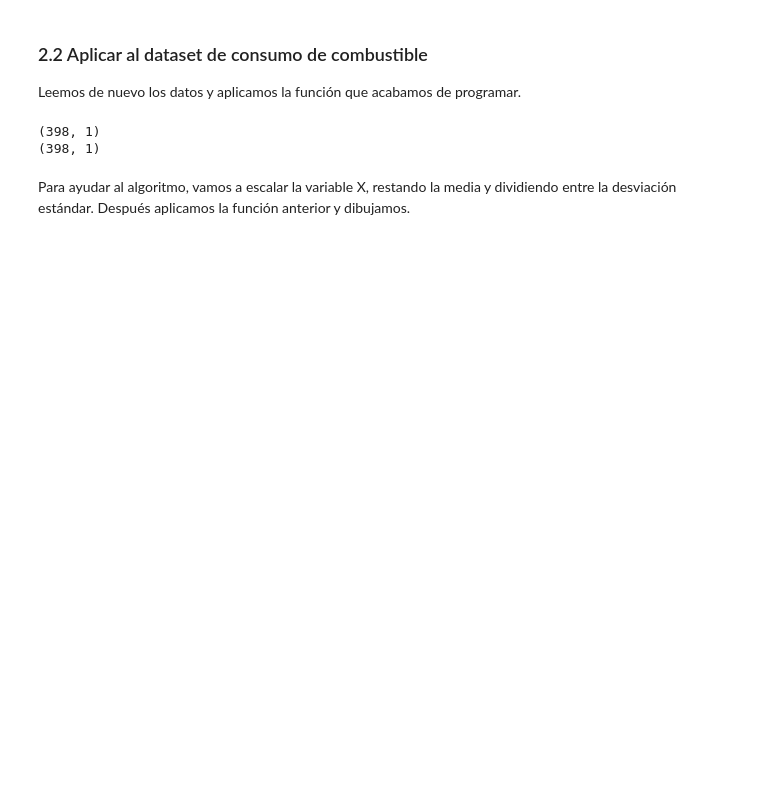
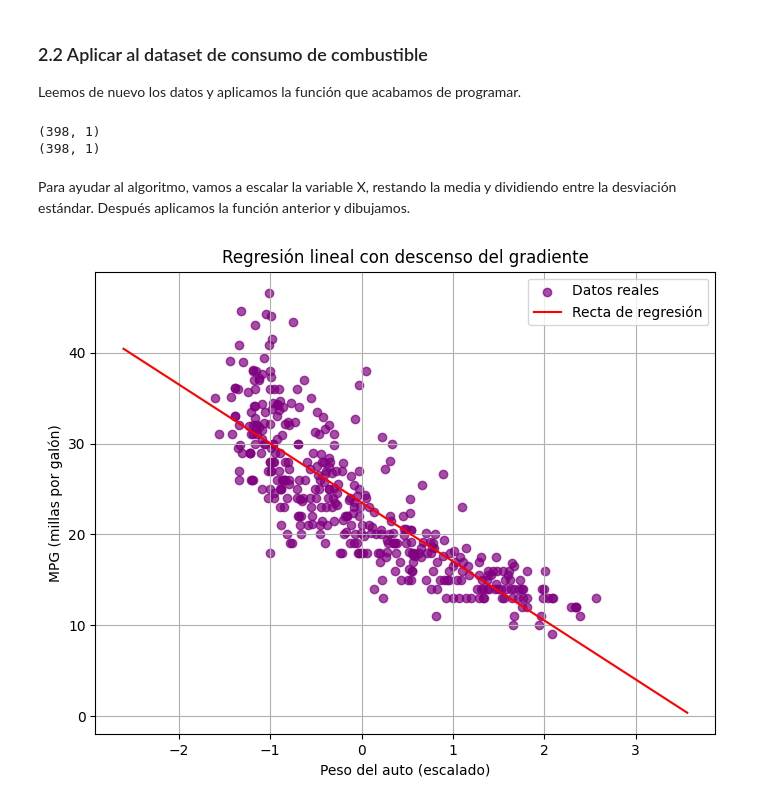
Before and after one commit to Amzsergio/Keepcoding, a Jupyter notebook: ALG-PRACTICA_propuesta.ipynb, the cells around one changed output. Cells and saved outputs as stored; diff of their text form; code cells hidden in the pictures; blank space fills up the shorter version.

```diff
--- a/ALG-PRACTICA_propuesta.ipynb
+++ b/ALG-PRACTICA_propuesta.ipynb
@@ -426,11 +429,19 @@ def gradient_descent(X, y, w0, n_iter, eta):
     w = w0
 
     # TODO 1 Añade la columna de 1s
-
+    X_bias = np.hstack((np.ones((X.shape[0], 1)), X))
 
     # TODO 2 Haz un bucle para las iteraciones
+    for i in range(n_iter):
+        y_pred = X_bias @ w
+        error = y - y_pred
+        gradient = - (X_bias.T @ error) / X_bias.shape[0]
+        w = w - eta * gradient
+        loss = 0.5 * np.mean(error ** 2)
+
     # TODO 3 Dentro del bucle tendrás que actualizar el error y los pesos y añadirlos a las listas
-
+        loss_iter.append(loss)
+        w_iter.append(w)
 
     # Devuelve los resultados
     return np.array(w_iter), np.array(loss_iter)
@@ -480,26 +494,47 @@ Para ayudar al algoritmo, vamos a escalar la variable X, restando la media y div
 # %%
 # TODO Aplica el modelo y dibuja la recta junto con los datos
 
 X = auto_mpg.data.features
 y = auto_mpg.data.targets
 
 # Escalamos la variable x
 
 X_np = X['weight'].to_numpy().reshape((X.shape[0], 1))
 y_np = y.to_numpy()
 
 X_gd=(X_np - X_np.mean()) / X_np.std()
 y_gd = y_np
 
 # TODO 1 Punto inicial y learning rate
 
+eta = 0.01
+iteraciones = 2000
+
+np.random.seed(123)
+w0 = np.random.rand(2).reshape((2,1))
 
 # TODO 2 Aplicamos el algoritmo
 
+w_iter, loss_iter = gradient_descent(X_gd, y_gd, w0, iteraciones, eta)
 
 # Límites de los ejes
 x_max = np.max(X_gd) + 1
 x_min = np.min(X_gd) -1
 
+# TODO 3 Dibuja la gráfica
 
-# TODO 3 Dibuja la gráfica
+x_vals = np.linspace(x_min, x_max, 100).reshape(-1, 1)
+x_vals_bias = np.hstack((np.ones_like(x_vals), x_vals))
+y_vals = x_vals_bias @ w_iter[-1]
+
+plt.figure(figsize=(8, 6))
+plt.scatter(X_gd, y_gd, label='Datos reales', color='purple', alpha=0.7)
+plt.plot(x_vals, y_vals, label='Recta de regresión', color='red')
+plt.xlabel('Peso del auto (escalado)')
+plt.ylabel('MPG (millas por galón)')
+plt.title('Regresión lineal con descenso del gradiente')
+plt.legend()
+plt.grid(True)
+plt.show()
+# %% [output]
+[figure, added]
```
Also changed, not shown: parts of 2 cells of this notebook.
